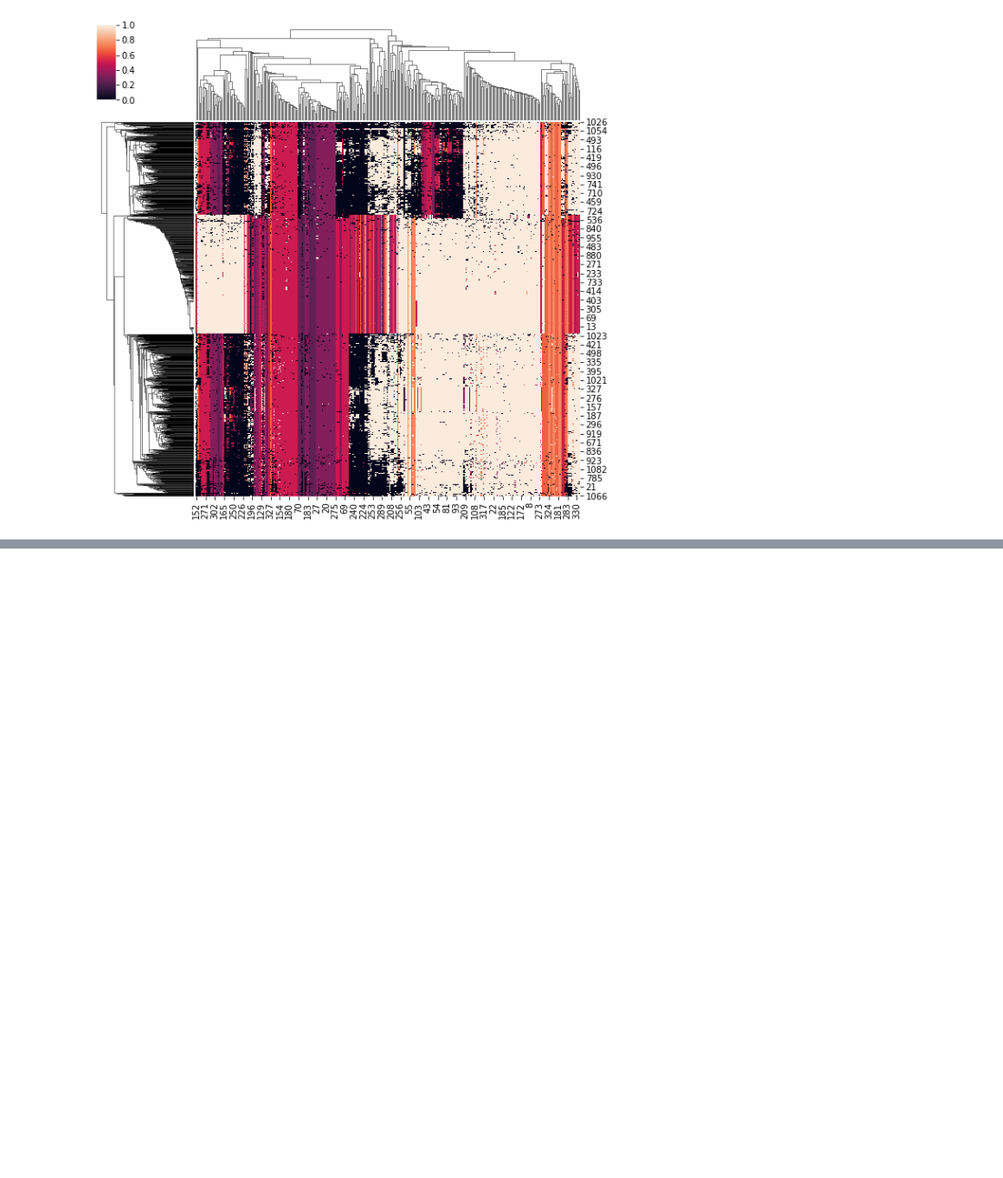
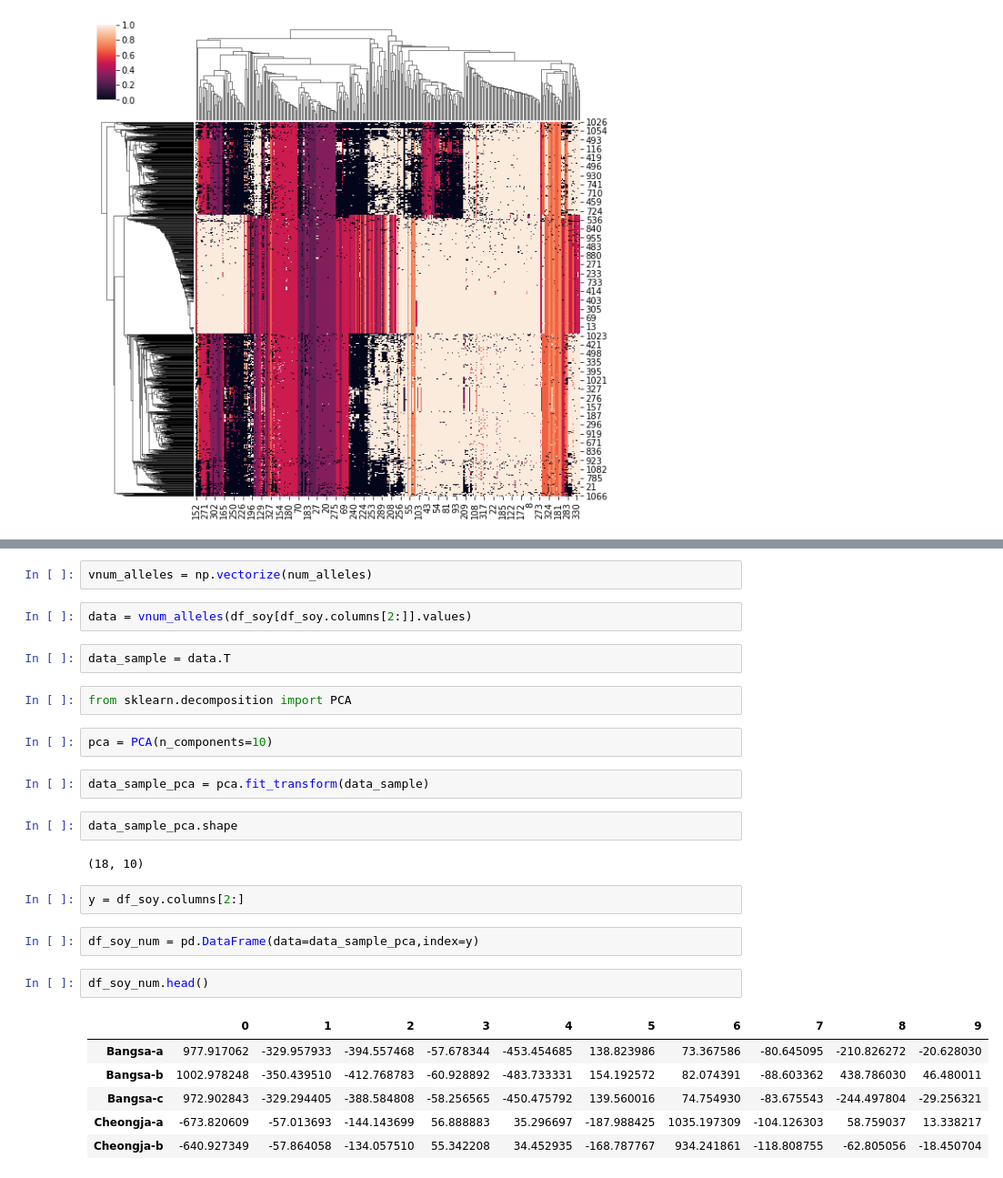
Before and after one commit to k821209/biobigdata, a Jupyter notebook: 6. Genome.ipynb, the cells around one changed output, grey strips where cells are left out. Shown: that part at 91% size. Cells and saved outputs as stored; diff of their text form; blank space fills up the shorter version.

```diff
--- a/6. Genome.ipynb
+++ b/6. Genome.ipynb
@@ -96,0 +123,29 @@ sb.clustermap(dna_num,standard_scale=1)
+# %%
+vnum_alleles = np.vectorize(num_alleles)
+# %%
+data = vnum_alleles(df_soy[df_soy.columns[2:]].values)
+# %%
+data_sample = data.T
+# %%
+from sklearn.decomposition import PCA
+# %%
+pca = PCA(n_components=10)
+# %%
+data_sample_pca = pca.fit_transform(data_sample)
+# %%
+data_sample_pca.shape
+# %% [output]
+(18, 10)
+# %%
+y = df_soy.columns[2:]
+# %%
+df_soy_num = pd.DataFrame(data=data_sample_pca,index=y)
+# %%
+df_soy_num.head()
+# %% [output]
+|  | 0 | 1 | 2 | 3 | 4 | 5 | 6 | 7 | 8 | 9 |
+| Bangsa-a | 977.917062 | -329.957933 | -394.557468 | -57.678344 | -453.454685 | 138.823986 | 73.367586 | -80.645095 | -210.826272 | -20.628030 |
+| Bangsa-b | 1002.978248 | -350.439510 | -412.768783 | -60.928892 | -483.733331 | 154.192572 | 82.074391 | -88.603362 | 438.786030 | 46.480011 |
+| Bangsa-c | 972.902843 | -329.294405 | -388.584808 | -58.256565 | -450.475792 | 139.560016 | 74.754930 | -83.675543 | -244.497804 | -29.256321 |
+| Cheongja-a | -673.820609 | -57.013693 | -144.143699 | 56.888883 | 35.296697 | -187.988425 | 1035.197309 | -104.126303 | 58.759037 | 13.338217 |
+| Cheongja-b | -640.927349 | -57.864058 | -134.057510 | 55.342208 | 34.452935 | -168.787767 | 934.241861 | -118.808755 | -62.805056 | -18.450704 |
```
Also changed, not shown: parts of 8 cells of this notebook.
